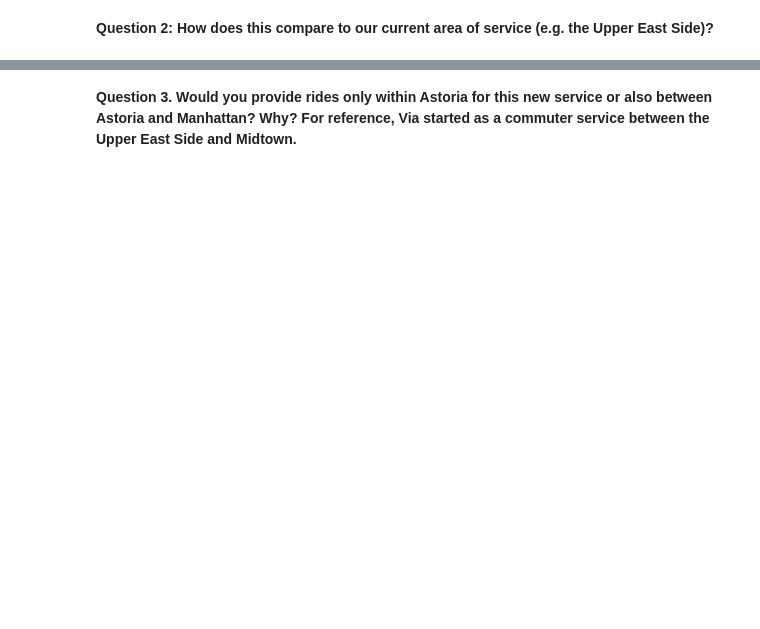
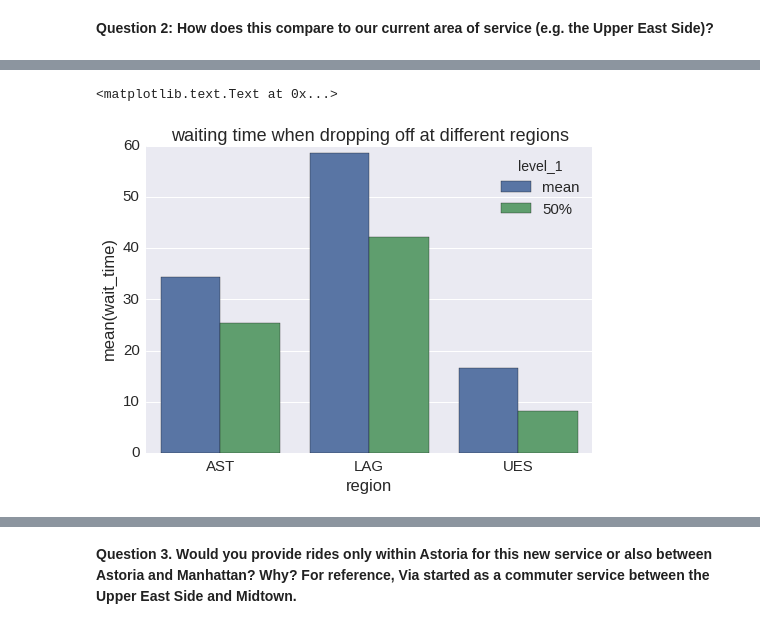
Before and after one commit to huangy22/NYC_taxi_Analysis, a Jupyter notebook: via_data_challenge_dask.ipynb, the cells around one changed output, grey strips where cells are left out. Saved outputs shown, nothing was run; the diff lists cells and outputs as text; code cells hidden in the pictures; blank space fills up the shorter version.

```diff
--- a/via_data_challenge_dask.ipynb
+++ b/via_data_challenge_dask.ipynb
@@ -242,0 +203,10 @@ eff_Upper_East["dist_per_minute"] = eff_Upper_East["trip_distance"]/eff_Upper_Ea
+# %%
+# query the rides information table for future use
+# pickup_datetime, dropoff_datetime, pickup_LocationID,
+#                                dropoff_LocationID, medallion
+query_taxi = '''SELECT DISTINCT medallion
+                FROM trip_data'''
+df_taxi = pd.read_sql_query(query_taxi, disk_engine)
+medallions = df_taxi.medallion.tolist()
+
+pickle.dump(medallions,open("medallions_all.txt","w"))
@@ -242,0 +248,7 @@ eff_Upper_East["dist_per_minute"] = eff_Upper_East["trip_distance"]/eff_Upper_Ea
+# %%
+cols = ["medallion", "hack_license", "pickup_datetime", "dropoff_datetime", "pickup_LocationID", "pickup_long",
+        "pickup_lat","dropoff_LocationID", "dropoff_long", "dropoff_lat"]
+df_wait = pd.DataFrame(columns = cols + ["wait_time", "delta_long", "delta_lat"])
+
+for med in medallions[:10]:
+    df_wait = query_taxi_wait(df_wait, med, Astoria_zones+Laguardia_zones+Upper_east_zones, 240.0)
@@ -242,0 +278,11 @@ eff_Upper_East["dist_per_minute"] = eff_Upper_East["trip_distance"]/eff_Upper_Ea
+# %%
+df_wait["region"] = df_wait["dropoff_LocationID"].apply(region)
+# %%
+agg_wait = df_wait[["wait_time", "region"]].groupby("region").describe().reset_index()
+# %%
+sns.set(font_scale=1.5)
+sns.barplot(x='region',y='wait_time',data=agg_wait[agg_wait.level_1.isin(["mean", "50%"])], hue='level_1')
+plt.title("waiting time when dropping off at different regions")
+# %% [output]
+<matplotlib.text.Text at 0x...>
+[figure, added]
```
Also changed, not shown: parts of 55 cells of this notebook.
